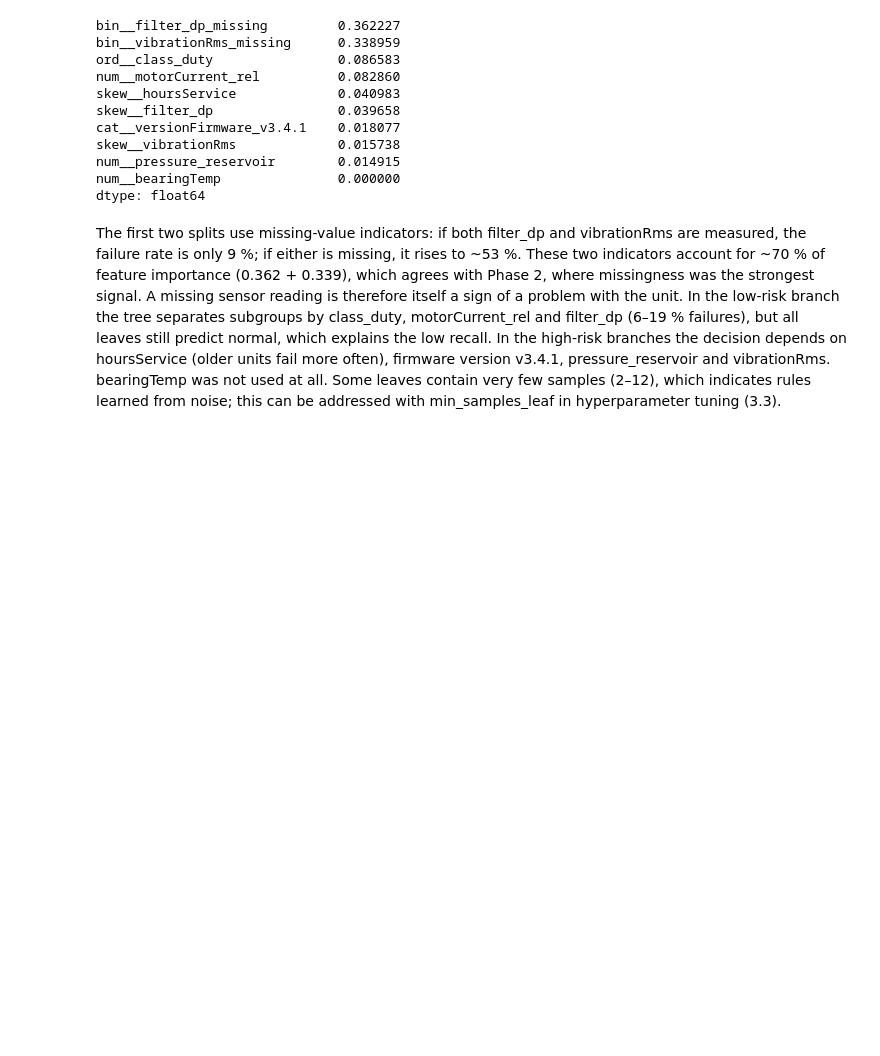
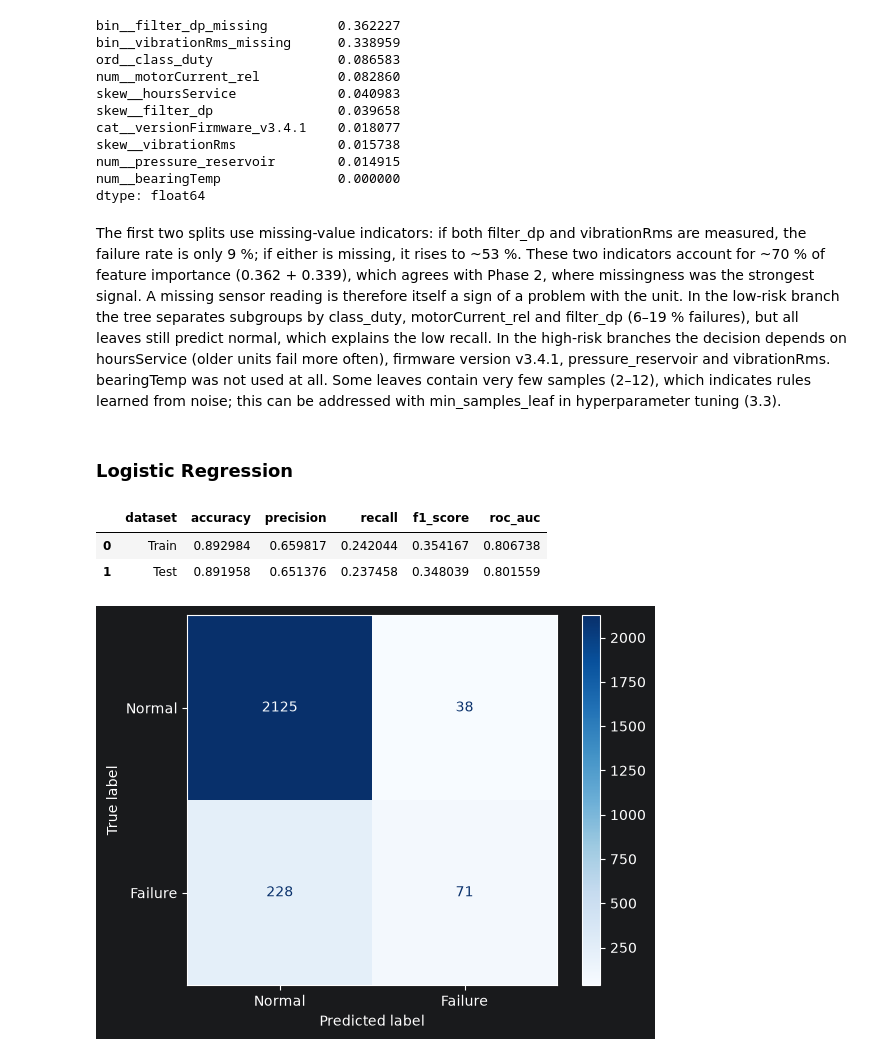
Before and after one commit to NovAndrii/IAU_project, a Jupyter notebook: Faza3_Kardash_Novitskyi.ipynb, the cells around one changed output. Drawn from its saved outputs; the diff is of its cells as text; code cells hidden in the pictures; blank space fills up the shorter version.

```diff
--- a/Faza3_Kardash_Novitskyi.ipynb
+++ b/Faza3_Kardash_Novitskyi.ipynb
@@ -749,3 +756,31 @@ num__bearingTemp               0.000000
 dtype: float64
 # %% [markdown]
 The first two splits use missing-value indicators: if both filter_dp and vibrationRms are measured, the failure rate is only 9 %; if either is missing, it rises to ~53 %. These two indicators account for ~70 % of feature importance (0.362 + 0.339), which agrees with Phase 2, where missingness was the strongest signal. A missing sensor reading is therefore itself a sign of a problem with the unit. In the low-risk branch the tree separates subgroups by class_duty, motorCurrent_rel and filter_dp (6–19 % failures), but all leaves still predict normal, which explains the low recall. In the high-risk branches the decision depends on hoursService (older units fail more often), firmware version v3.4.1, pressure_reservoir and vibrationRms. bearingTemp was not used at all. Some leaves contain very few samples (2–12), which indicates rules learned from noise; this can be addressed with min_samples_leaf in hyperparameter tuning (3.3).
+# %% [markdown]
+### Logistic Regression
+# %%
+from sklearn.linear_model import LogisticRegression
+
+log_reg = LogisticRegression(max_iter=1000, random_state=42)
+log_reg.fit(X_train, y_train)
+
+linear_model_results = pd.DataFrame([
+    evaluate(log_reg, X_train, y_train, "Train"),
+    evaluate(log_reg, X_test, y_test, "Test")
+])
+
+display(linear_model_results)
+
+ConfusionMatrixDisplay.from_estimator(
+    log_reg,
+    X_test,
+    y_test,
+    display_labels=["Normal", "Failure"],
+    cmap="Blues"
+)
+plt.show()
+# %% [output]
+|  | dataset | accuracy | precision | recall | f1_score | roc_auc |
+| 0 | Train | 0.892984 | 0.659817 | 0.242044 | 0.354167 | 0.806738 |
+| 1 | Test | 0.891958 | 0.651376 | 0.237458 | 0.348039 | 0.801559 |
+[figure, added]
```
Also changed, not shown: parts of 11 cells of this notebook.
